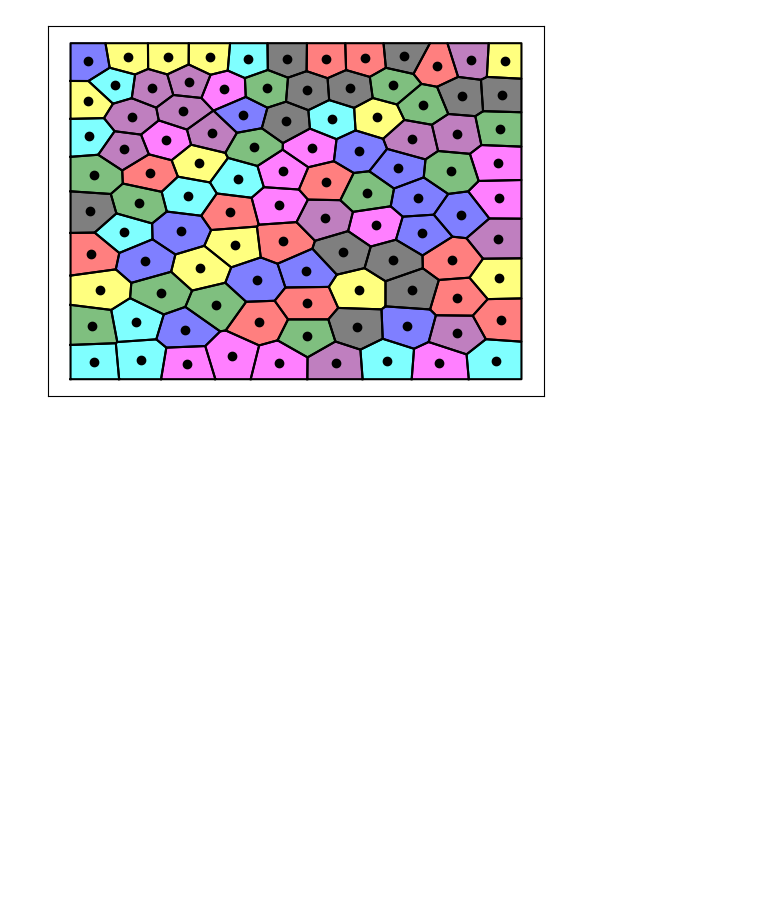
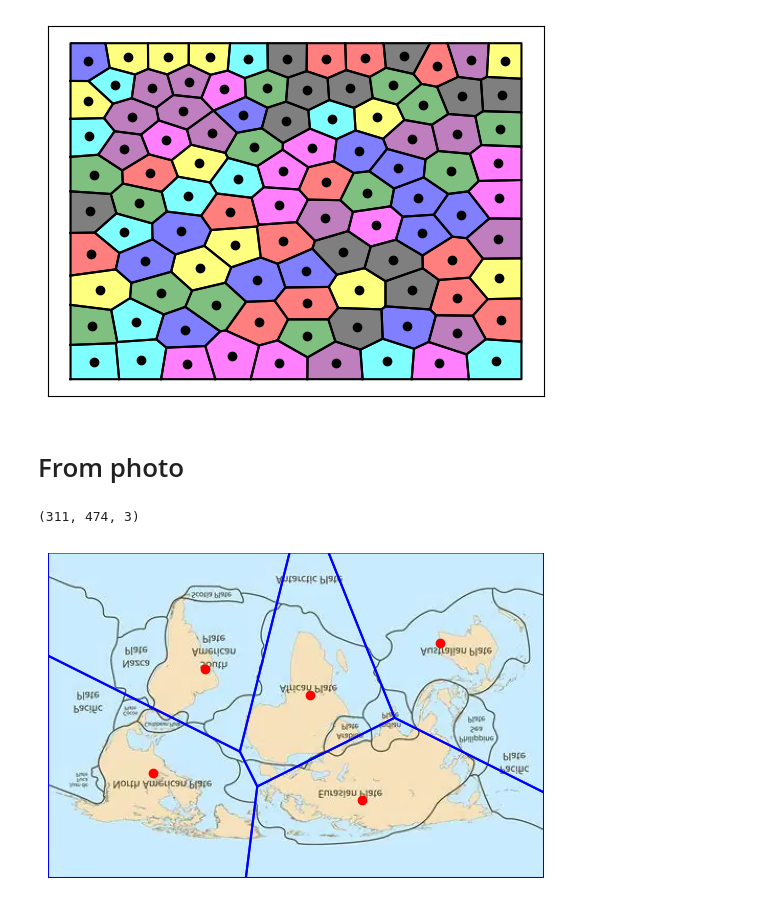
Before and after one commit to SVD1221/Fall26DirectedStudy, a Jupyter notebook: Fall26DirectedStudy/voronoi_tesselation/Visualize_Voro.ipynb, the cells around one changed output. Cells and saved outputs as stored; diff of their text form; code cells hidden in the pictures; blank space fills up the shorter version.

```diff
--- a/Fall26DirectedStudy/voronoi_tesselation/Visualize_Voro.ipynb
+++ b/Fall26DirectedStudy/voronoi_tesselation/Visualize_Voro.ipynb
@@ -173,3 +173,43 @@ for seed_ID, data in Cells.items():
     ax.fill(vertices[0], vertices[1], color=colors[seed_ID % len(colors)], alpha=0.5)
 # %% [output]
 [figure]
+# %% [markdown]
+# From photo
+# %%
+from PIL import Image
+img = Image.open("tectonic_plates.jpg")
+np.shape(img)
+# %% [output]
+(311, 474, 3)
+# %%
+file = open("output/cells.gnu")
+fileString = file.read().split("\n")
+file.close()
+X = []
+Y = []
+Cells = []
+for i in range(len(fileString)-1):
+    if fileString[i] != '':
+        lil_fileString = fileString[i].split()
+        X.append(float(lil_fileString[0])*100)
+        Y.append(float(lil_fileString[1])*100)
+    else:
+        Cells.append([X,Y])
+        X = []
+        Y = []
+# %%
+fig, ax = plt.subplots()
+
+X = [100,300,250,375,150]
+Y = [100,75,175,225,200]
+
+ax.imshow(img)
+ax.plot(X,Y,"ro")
+for i in range(len(X)):
+    ax.plot(Cells[i][0], Cells[i][1], "b-")
+
+ax.set_xlim(0, 474)
+ax.set_ylim(0, 311)
+ax.set_axis_off()
+# %% [output]
+[figure, added]
```
Also changed, not shown: parts of 2 cells of this notebook, 5 other files.
